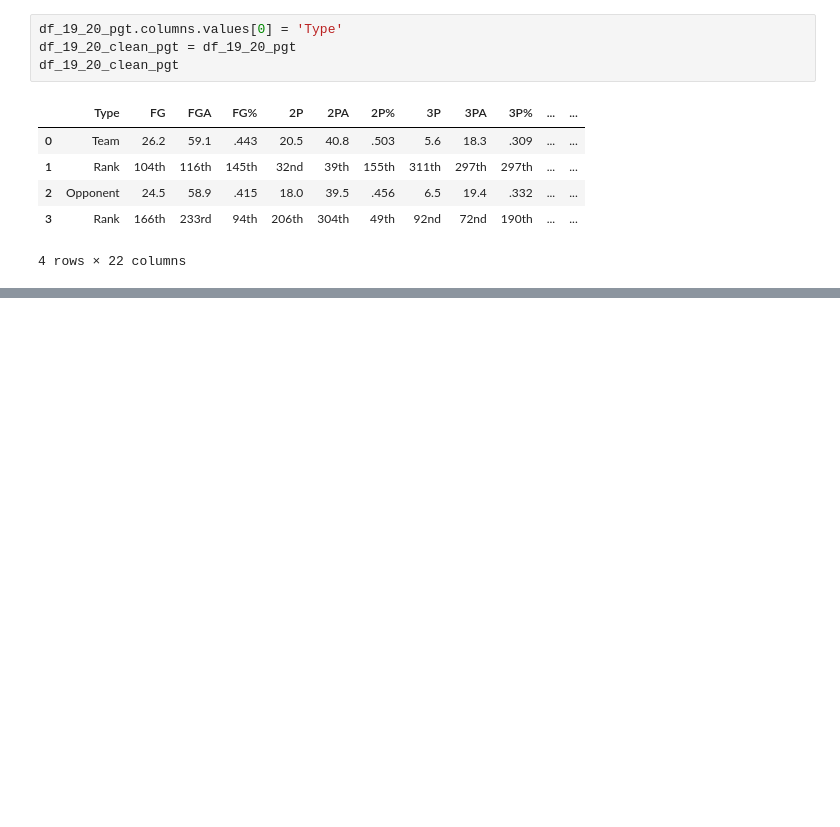
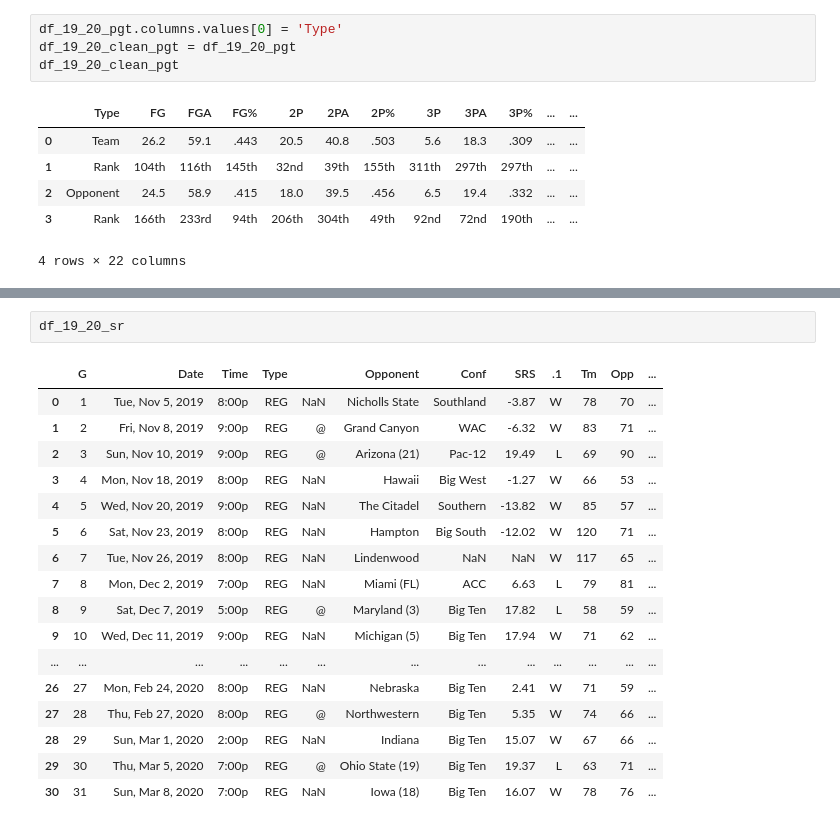
Before and after one commit to isaac-turk/DataDiveFa24, a Jupyter notebook: Chris-S-Cleaning.ipynb, the cells around one changed output, grey strips where cells are left out. Cells and saved outputs as stored; diff of their text form; blank space fills up the shorter version.

```diff
--- a/Chris-S-Cleaning.ipynb
+++ b/Chris-S-Cleaning.ipynb
@@ -161,0 +185,20 @@ df_19_20_clean_pgt.to_csv(r'C:\Users\csalg\OneDrive\Desktop\DataDiveFa24\Clean D
+# %%
+df_19_20_sr
+# %% [output]
+|  | G | Date | Time | Type |  | Opponent | Conf | SRS | .1 | Tm | Opp | ... |
+| 0 | 1 | Tue, Nov 5, 2019 | 8:00p | REG | NaN | Nicholls State | Southland | -3.87 | W | 78 | 70 | ... |
+| 1 | 2 | Fri, Nov 8, 2019 | 9:00p | REG | @ | Grand Canyon | WAC | -6.32 | W | 83 | 71 | ... |
+| 2 | 3 | Sun, Nov 10, 2019 | 9:00p | REG | @ | Arizona (21) | Pac-12 | 19.49 | L | 69 | 90 | ... |
+| 3 | 4 | Mon, Nov 18, 2019 | 8:00p | REG | NaN | Hawaii | Big West | -1.27 | W | 66 | 53 | ... |
+| 4 | 5 | Wed, Nov 20, 2019 | 9:00p | REG | NaN | The Citadel | Southern | -13.82 | W | 85 | 57 | ... |
+| 5 | 6 | Sat, Nov 23, 2019 | 8:00p | REG | NaN | Hampton | Big South | -12.02 | W | 120 | 71 | ... |
+| 6 | 7 | Tue, Nov 26, 2019 | 8:00p | REG | NaN | Lindenwood | NaN | NaN | W | 117 | 65 | ... |
+| 7 | 8 | Mon, Dec 2, 2019 | 7:00p | REG | NaN | Miami (FL) | ACC | 6.63 | L | 79 | 81 | ... |
+| 8 | 9 | Sat, Dec 7, 2019 | 5:00p | REG | @ | Maryland (3) | Big Ten | 17.82 | L | 58 | 59 | ... |
+| 9 | 10 | Wed, Dec 11, 2019 | 9:00p | REG | NaN | Michigan (5) | Big Ten | 17.94 | W | 71 | 62 | ... |
+| ... | ... | ... | ... | ... | ... | ... | ... | ... | ... | ... | ... | ... |
+| 26 | 27 | Mon, Feb 24, 2020 | 8:00p | REG | NaN | Nebraska | Big Ten | 2.41 | W | 71 | 59 | ... |
+| 27 | 28 | Thu, Feb 27, 2020 | 8:00p | REG | @ | Northwestern | Big Ten | 5.35 | W | 74 | 66 | ... |
+| 28 | 29 | Sun, Mar 1, 2020 | 2:00p | REG | NaN | Indiana | Big Ten | 15.07 | W | 67 | 66 | ... |
+| 29 | 30 | Thu, Mar 5, 2020 | 7:00p | REG | @ | Ohio State (19) | Big Ten | 19.37 | L | 63 | 71 | ... |
+| 30 | 31 | Sun, Mar 8, 2020 | 7:00p | REG | NaN | Iowa (18) | Big Ten | 16.07 | W | 78 | 76 | ... |
```
Also changed, not shown: parts of 4 cells of this notebook, 2 other files.
